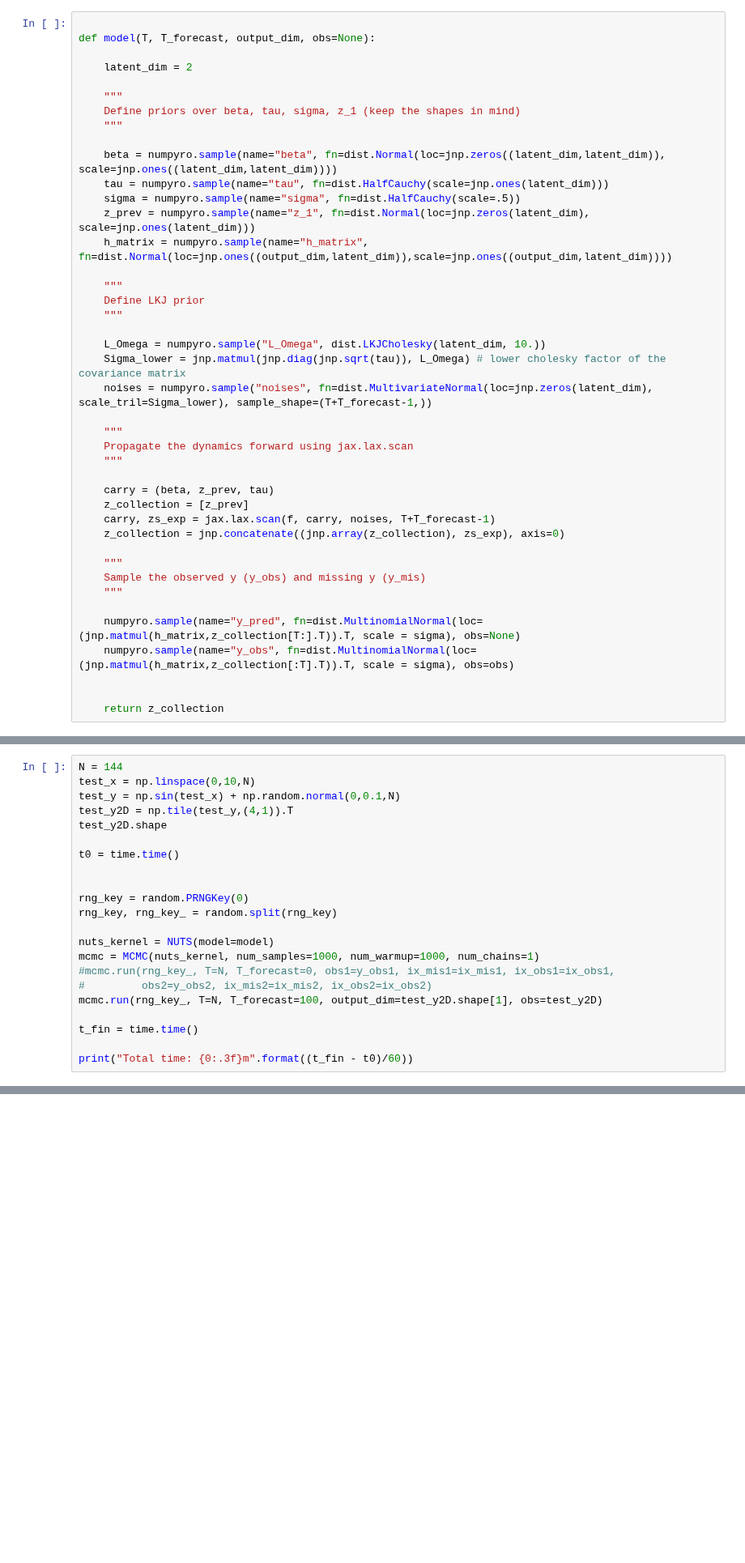
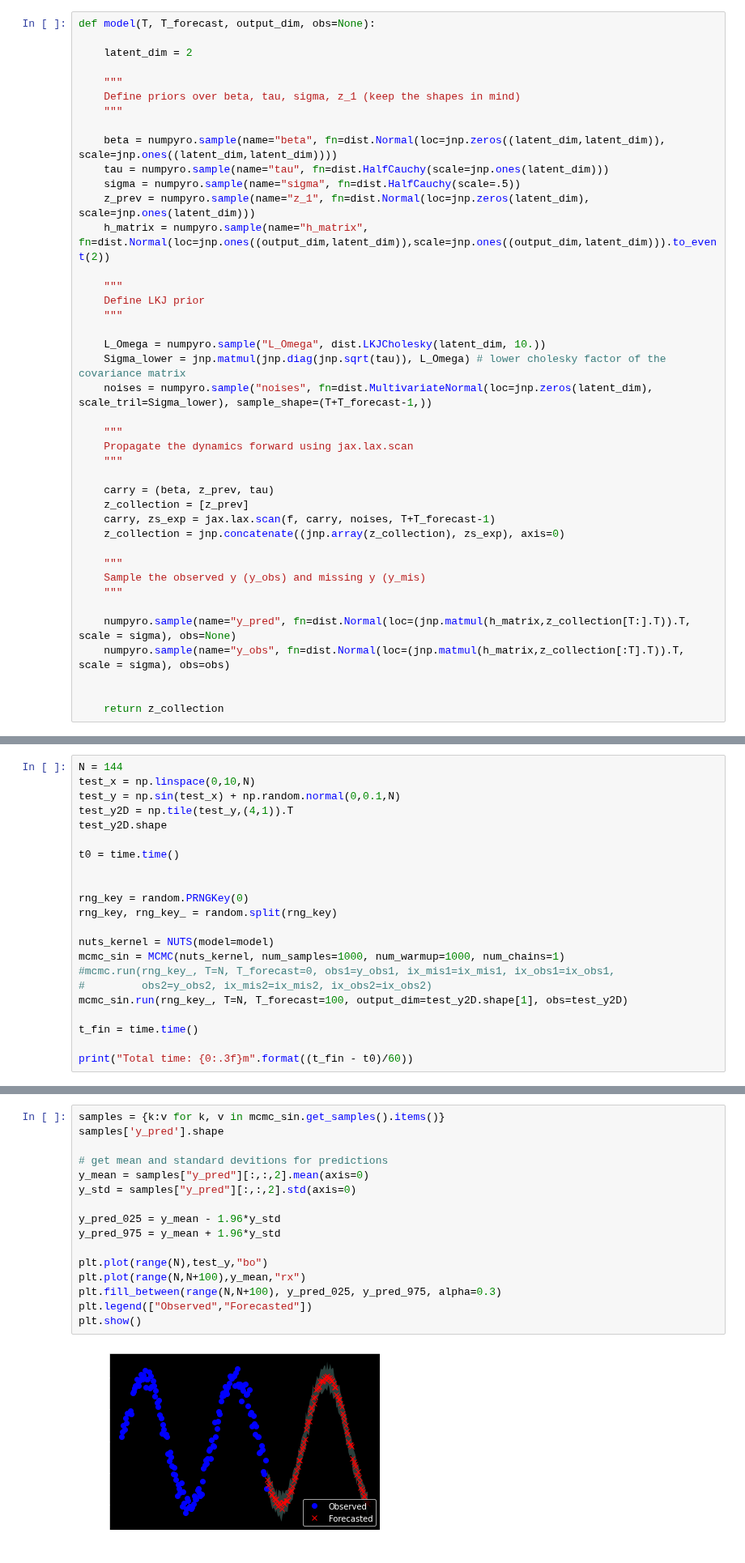
Before and after one commit to markusOlsen1/ModelBasedProject, a Jupyter notebook: main.ipynb, the cells around one changed output, grey strips where cells are left out. Shown at 81% size. Cells and saved outputs as stored; diff of their text form; blank space fills up the shorter version.

```diff
--- a/main.ipynb
+++ b/main.ipynb
@@ -230,7 +220,6 @@ def f(carry, noise_t):
   z_prev = z_t
   return (beta, z_prev, tau), z_t
 # %%
-
 def model(T, T_forecast, output_dim, obs=None):
 
     latent_dim = 2
@@ -243,7 +232,7 @@ def model(T, T_forecast, output_dim, obs=None):
     tau = numpyro.sample(name="tau", fn=dist.HalfCauchy(scale=jnp.ones(latent_dim)))
     sigma = numpyro.sample(name="sigma", fn=dist.HalfCauchy(scale=.5))
     z_prev = numpyro.sample(name="z_1", fn=dist.Normal(loc=jnp.zeros(latent_dim), scale=jnp.ones(latent_dim)))
-    h_matrix = numpyro.sample(name="h_matrix", fn=dist.Normal(loc=jnp.ones((output_dim,latent_dim)),scale=jnp.ones((output_dim,latent_dim))))
+    h_matrix = numpyro.sample(name="h_matrix", fn=dist.Normal(loc=jnp.ones((output_dim,latent_dim)),scale=jnp.ones((output_dim,latent_dim))).to_event(2))
 
     """
     Define LKJ prior
@@ -266,8 +255,8 @@ def model(T, T_forecast, output_dim, obs=None):
     Sample the observed y (y_obs) and missing y (y_mis)
     """
 
-    numpyro.sample(name="y_pred", fn=dist.MultinomialNormal(loc=(jnp.matmul(h_matrix,z_collection[T:].T)).T, scale = sigma), obs=None)
-    numpyro.sample(name="y_obs", fn=dist.MultinomialNormal(loc=(jnp.matmul(h_matrix,z_collection[:T].T)).T, scale = sigma), obs=obs)
+    numpyro.sample(name="y_pred", fn=dist.Normal(loc=(jnp.matmul(h_matrix,z_collection[T:].T)).T, scale = sigma), obs=None)
+    numpyro.sample(name="y_obs", fn=dist.Normal(loc=(jnp.matmul(h_matrix,z_collection[:T].T)).T, scale = sigma), obs=obs)
 
 
     return z_collection
@@ -289,10 +274,10 @@ rng_key = random.PRNGKey(0)
 rng_key, rng_key_ = random.split(rng_key)
 
 nuts_kernel = NUTS(model=model)
-mcmc = MCMC(nuts_kernel, num_samples=1000, num_warmup=1000, num_chains=1)
+mcmc_sin = MCMC(nuts_kernel, num_samples=1000, num_warmup=1000, num_chains=1)
 #mcmc.run(rng_key_, T=N, T_forecast=0, obs1=y_obs1, ix_mis1=ix_mis1, ix_obs1=ix_obs1,
 #         obs2=y_obs2, ix_mis2=ix_mis2, ix_obs2=ix_obs2)
-mcmc.run(rng_key_, T=N, T_forecast=100, output_dim=test_y2D.shape[1], obs=test_y2D)
+mcmc_sin.run(rng_key_, T=N, T_forecast=100, output_dim=test_y2D.shape[1], obs=test_y2D)
 
 t_fin = time.time()
 
@@ -301,0 +289,18 @@ AttributeError: module 'numpyro.distributions' has no attribute 'MultinomialNorm
+# %%
+samples = {k:v for k, v in mcmc_sin.get_samples().items()}
+samples['y_pred'].shape
+
+# get mean and standard devitions for predictions
+y_mean = samples["y_pred"][:,:,2].mean(axis=0)
+y_std = samples["y_pred"][:,:,2].std(axis=0)
+
+y_pred_025 = y_mean - 1.96*y_std
+y_pred_975 = y_mean + 1.96*y_std
+
+plt.plot(range(N),test_y,"bo")
+plt.plot(range(N,N+100),y_mean,"rx")
+plt.fill_between(range(N,N+100), y_pred_025, y_pred_975, alpha=0.3)
+plt.legend(["Observed","Forecasted"])
+plt.show()
+# %% [output]
+[figure, added]
```
Also changed, not shown: parts of 19 cells of this notebook.
